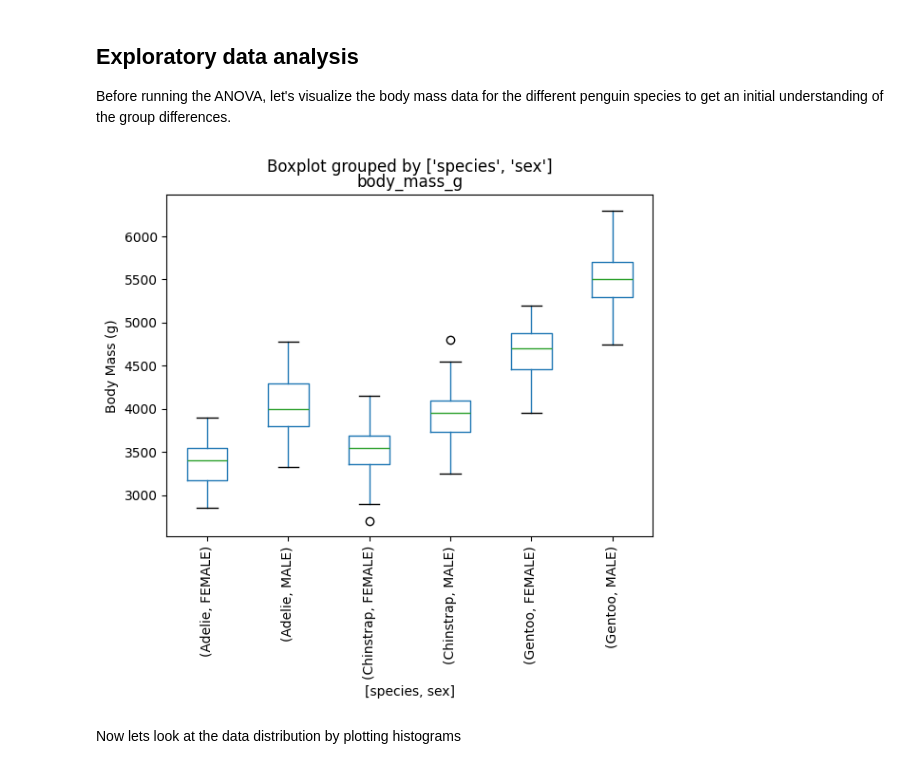
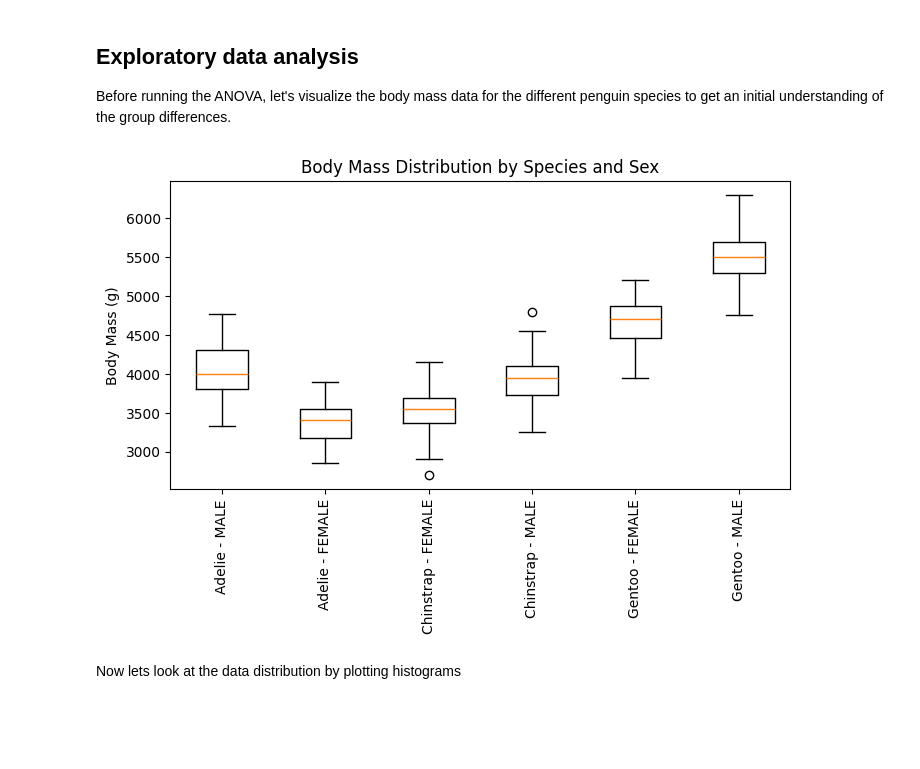
Before and after one commit to imperialchem/python-stats-intro, a Jupyter notebook: part2/stats-intro2.ipynb, the cells around one changed output. Saved outputs shown, nothing was run; the diff lists cells and outputs as text; code cells hidden in the pictures; blank space fills up the shorter version.

```diff
--- a/part2/stats-intro2.ipynb
+++ b/part2/stats-intro2.ipynb
@@ -99,14 +102,27 @@ penguins_clean
 ## Exploratory data analysis
 
 Before running the ANOVA, let's visualize the body mass data for the different penguin species to get an initial understanding of the group differences.
-# %%
-# Visualize body mass across species and sex
-penguins_clean.boxplot(column=['body_mass_g'],by=['species', 'sex'],grid=False)
-ylabel('Body Mass (g)')
-plt.xticks(rotation=90) #rotate x axis labels
-show()
-# %% [output]
-[figure, removed]
+# %%
+# Create a new interaction column 'species_sex'
+penguins_clean.loc[:, 'species_sex'] = penguins_clean['species'] + " - " + penguins_clean['sex']
+
+# Group the data by 'species_sex'
+groups = penguins_clean.loc[:, 'species_sex'].unique()
+grouped_data = [penguins_clean[penguins_clean['species_sex'] == group]['body_mass_g'].dropna() for group in groups]
+
+# Create a boxplot using matplotlib
+figure(figsize=(8, 4))
+boxplot(grouped_data, tick_labels=groups)
+
+# Customize the plot
+ylabel('Body Mass (g)')
+xticks(rotation=90)  # Rotate x-axis labels
+title('Body Mass Distribution by Species and Sex')
+
+# Show the plot
+show()
+# %% [output]
+[figure, added]
 # %% [markdown]
 Now lets look at the data distribution by plotting histograms
 # %%
```
Also changed, not shown: parts of 13 cells of this notebook, 5 other files.
